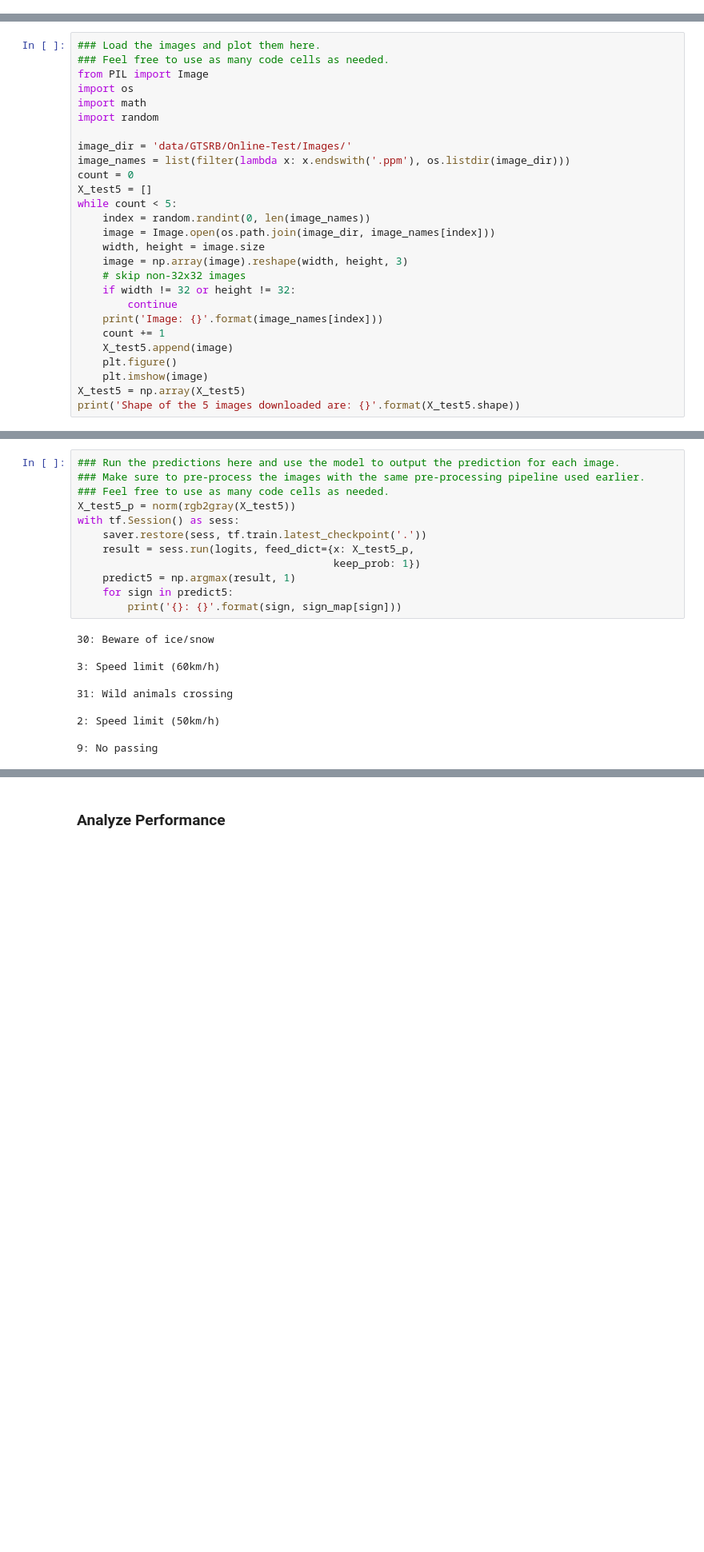
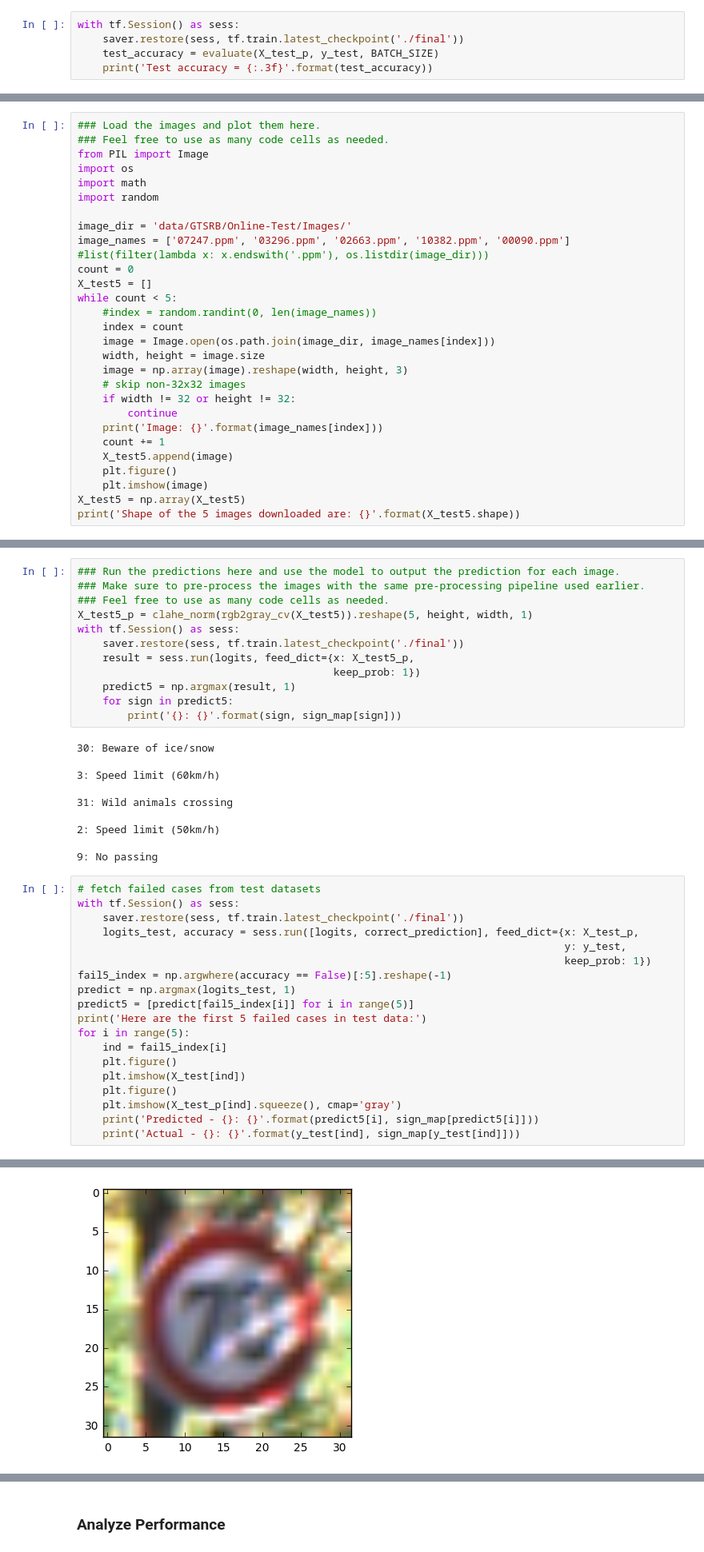
Before and after one commit to roadfromatoz/CarND-Traffic-Sign-Classifier-Project, a Jupyter notebook: Traffic_Sign_Classifier.ipynb, the cells around one changed output, grey strips where cells are left out. Shown at 80% size. Saved outputs shown, nothing was run; the diff lists cells and outputs as text; blank space fills up the shorter version.

```diff
--- a/Traffic_Sign_Classifier.ipynb
+++ b/Traffic_Sign_Classifier.ipynb
@@ -341,0 +401,5 @@ Test accuracy = 0.935
+# %%
+with tf.Session() as sess:
+    saver.restore(sess, tf.train.latest_checkpoint('./final'))
+    test_accuracy = evaluate(X_test_p, y_test, BATCH_SIZE)
+    print('Test accuracy = {:.3f}'.format(test_accuracy))
@@ -358,11 +424,12 @@ import math
 import random
 
 image_dir = 'data/GTSRB/Online-Test/Images/'
-image_names = list(filter(lambda x: x.endswith('.ppm'), os.listdir(image_dir)))
+image_names = ['07247.ppm', '03296.ppm', '02663.ppm', '10382.ppm', '00090.ppm'] #list(filter(lambda x: x.endswith('.ppm'), os.listdir(image_dir)))
 count = 0
 X_test5 = []
 while count < 5:
-    index = random.randint(0, len(image_names))
+    #index = random.randint(0, len(image_names))
+    index = count
     image = Image.open(os.path.join(image_dir, image_names[index]))
     width, height = image.size
     image = np.array(image).reshape(width, height, 3)
@@ -394,9 +461,9 @@ Shape of the 5 images downloaded are: (5, 32, 32, 3)
 ### Run the predictions here and use the model to output the prediction for each image.
 ### Make sure to pre-process the images with the same pre-processing pipeline used earlier.
 ### Feel free to use as many code cells as needed.
-X_test5_p = norm(rgb2gray(X_test5))
+X_test5_p = clahe_norm(rgb2gray_cv(X_test5)).reshape(5, height, width, 1)
 with tf.Session() as sess:
-    saver.restore(sess, tf.train.latest_checkpoint('.'))
+    saver.restore(sess, tf.train.latest_checkpoint('./final'))
     result = sess.run(logits, feed_dict={x: X_test5_p,
                                          keep_prob: 1})
     predict5 = np.argmax(result, 1)
@@ -412,3 +479,23 @@ with tf.Session() as sess:
 2: Speed limit (50km/h)
 
 9: No passing
+# %%
+# fetch failed cases from test datasets
+with tf.Session() as sess:
+    saver.restore(sess, tf.train.latest_checkpoint('./final'))
+    logits_test, accuracy = sess.run([logits, correct_prediction], feed_dict={x: X_test_p,
+                                                                              y: y_test,
+                                                                              keep_prob: 1})
+fail5_index = np.argwhere(accuracy == False)[:5].reshape(-1)
+predict = np.argmax(logits_test, 1)
+predict5 = [predict[fail5_index[i]] for i in range(5)]
+print('Here are the first 5 failed cases in test data:')
+for i in range(5):
+    ind = fail5_index[i]
+    plt.figure()
+    plt.imshow(X_test[ind])
+    plt.figure()
+    plt.imshow(X_test_p[ind].squeeze(), cmap='gray')
+    print('Predicted - {}: {}'.format(predict5[i], sign_map[predict5[i]]))
+    print('Actual - {}: {}'.format(y_test[ind], sign_map[y_test[ind]]))
+# %% [output]
@@ -414,0 +522 @@ with tf.Session() as sess:
+[figure, added]
```
Also changed, not shown: parts of 7 cells of this notebook, 15 other files.
